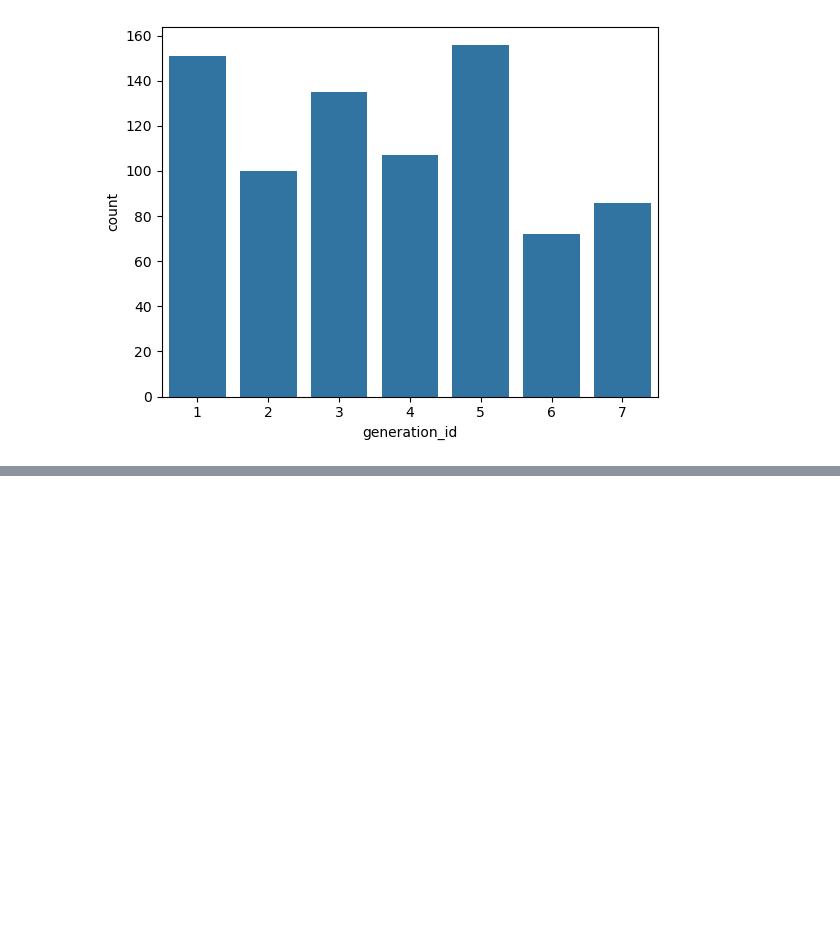
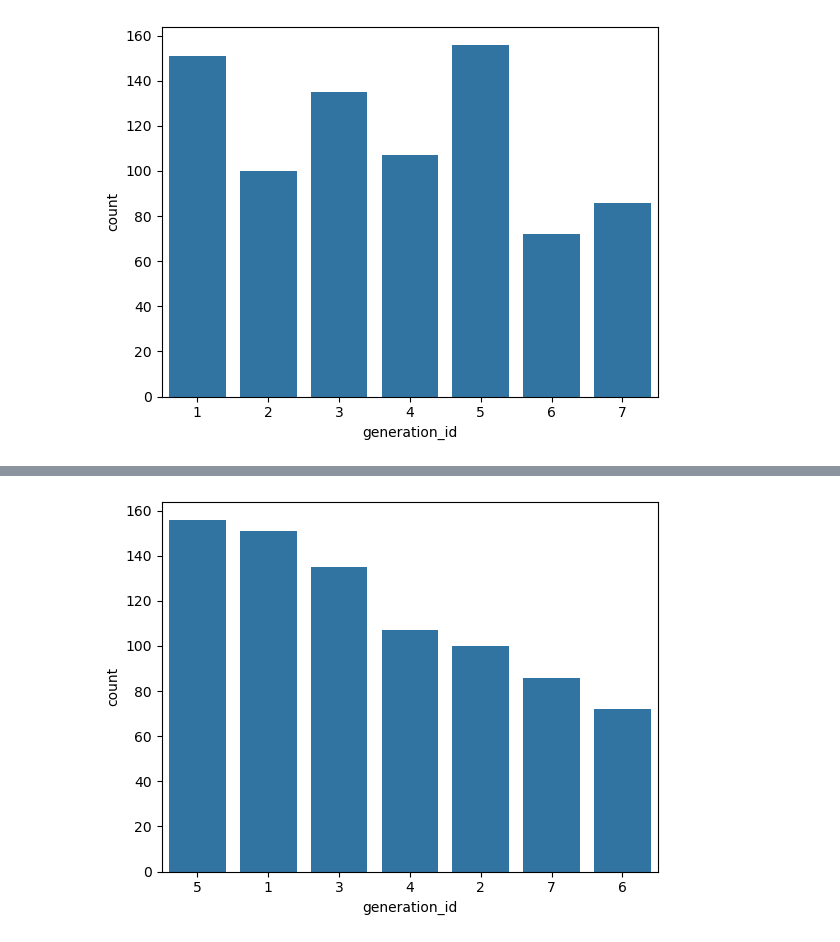
Before and after one commit to sidahmed-faisal/PokemonVis, a Jupyter notebook: Pokemon_Vis.ipynb, the cells around one changed output, grey strips where cells are left out. Drawn from its saved outputs; the diff is of its cells as text; code cells hidden in the pictures; blank space fills up the shorter version.

```diff
--- a/Pokemon_Vis.ipynb
+++ b/Pokemon_Vis.ipynb
@@ -100,0 +115,5 @@ array([1, 2, 3, 4, 5, 6, 7], dtype=int64)
+# %%
+# Plot the bar chart in the decreasing order of the frequency of the `generation_id`
+sns.countplot(data=pokemon, x='generation_id', color=base_color, order=gen_order);
+# %% [output]
+[figure, added]
```
Also changed, not shown: parts of 3 cells of this notebook.
